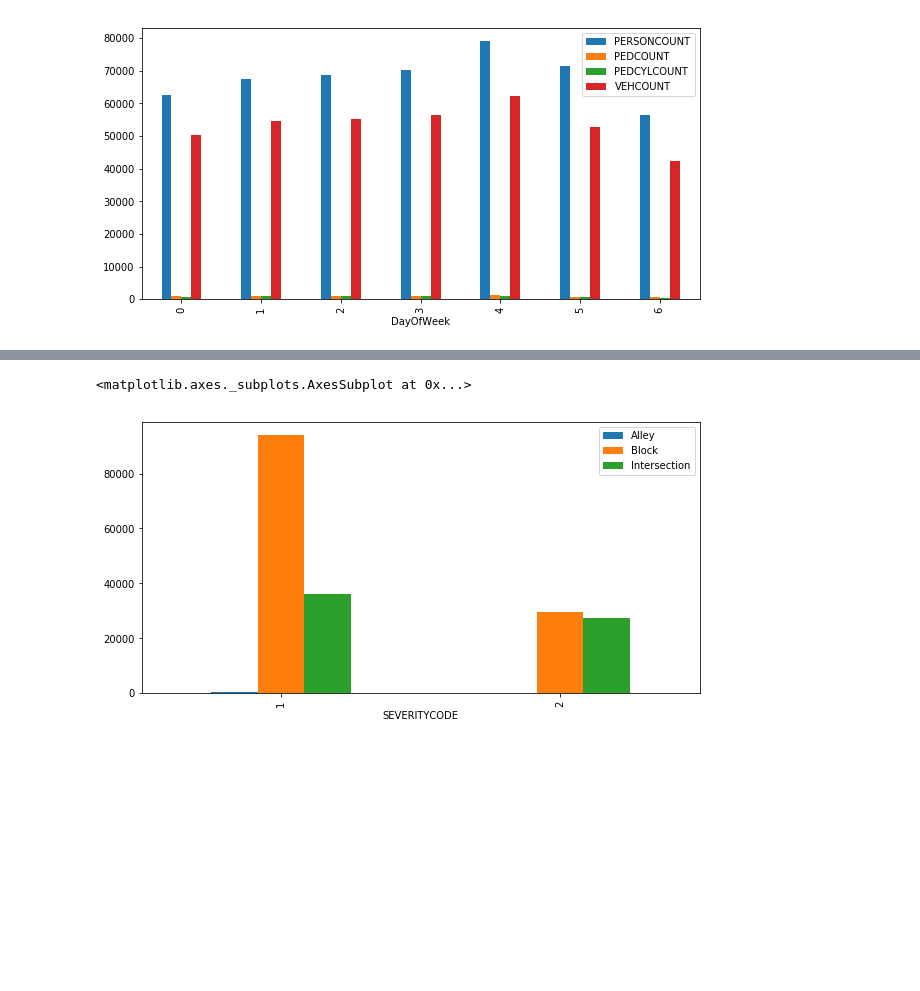
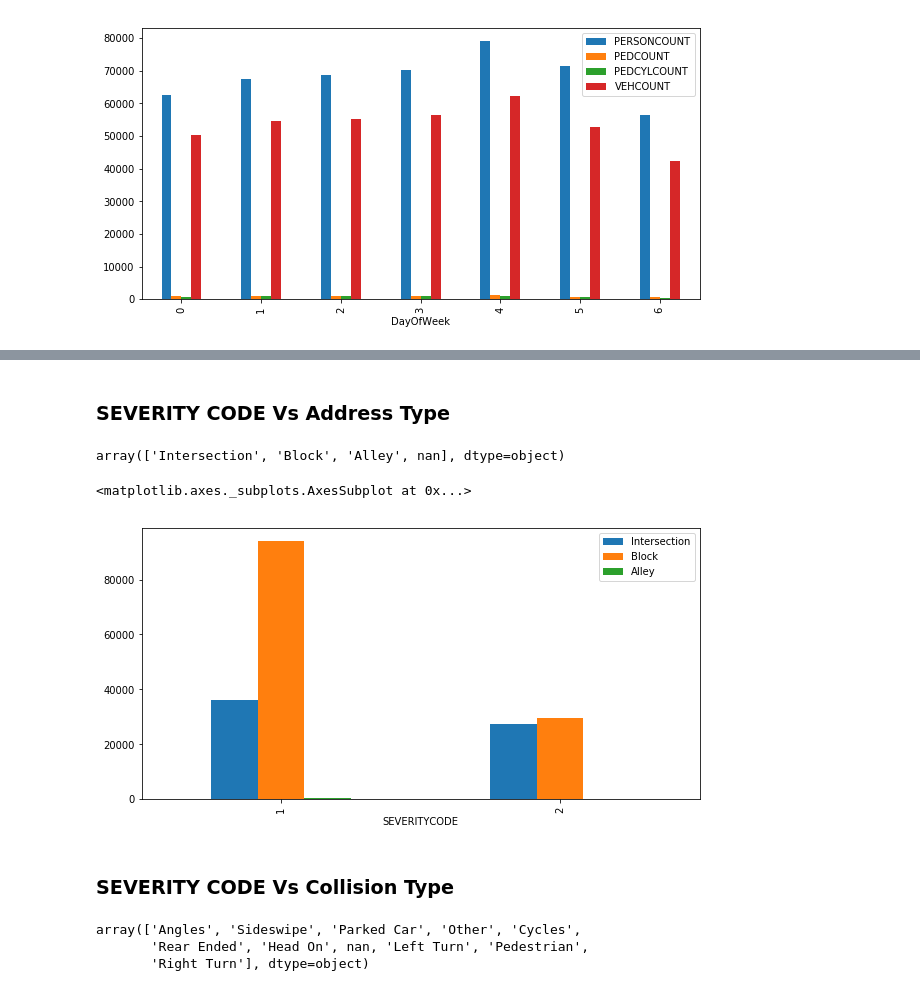
Before and after one commit to TasnimaYeasmin/Coursera_Capstone, a Jupyter notebook: Correlation.ipynb, the cells around one changed output, grey strips where cells are left out. Cells and saved outputs as stored; diff of their text form; code cells hidden in the pictures; blank space fills up the shorter version.

Commit message:
Other relational graphs are added.
Short headlines are added.

```diff
--- a/Correlation.ipynb
+++ b/Correlation.ipynb
@@ -87,6 +101,20 @@ pd.get_dummies(df['ADDRTYPE'])
+# %% [markdown]
+<h3>SEVERITY CODE Vs Address Type</h3>
+# %%
+df['ADDRTYPE'].unique()
+# %% [output]
+array(['Intersection', 'Block', 'Alley', nan], dtype=object)
 # %%
-pre_df[['SEVERITYCODE', 'Alley', 'Block', 'Intersection']].groupby('SEVERITYCODE').sum().plot(
+pre_df[['SEVERITYCODE', 'Intersection', 'Block', 'Alley']].groupby('SEVERITYCODE').sum().plot(
     kind='bar', figsize=(10, 5))
 # %% [output]
 <matplotlib.axes._subplots.AxesSubplot at 0x...>
-[figure, old version]
+[figure, new version]
+# %% [markdown]
+<h3>SEVERITY CODE Vs Collision Type</h3>
+# %%
+df['COLLISIONTYPE'].unique()
+# %% [output]
+array(['Angles', 'Sideswipe', 'Parked Car', 'Other', 'Cycles',
+       'Rear Ended', 'Head On', nan, 'Left Turn', 'Pedestrian',
+       'Right Turn'], dtype=object)
```
Also changed, not shown: parts of 37 cells of this notebook.
